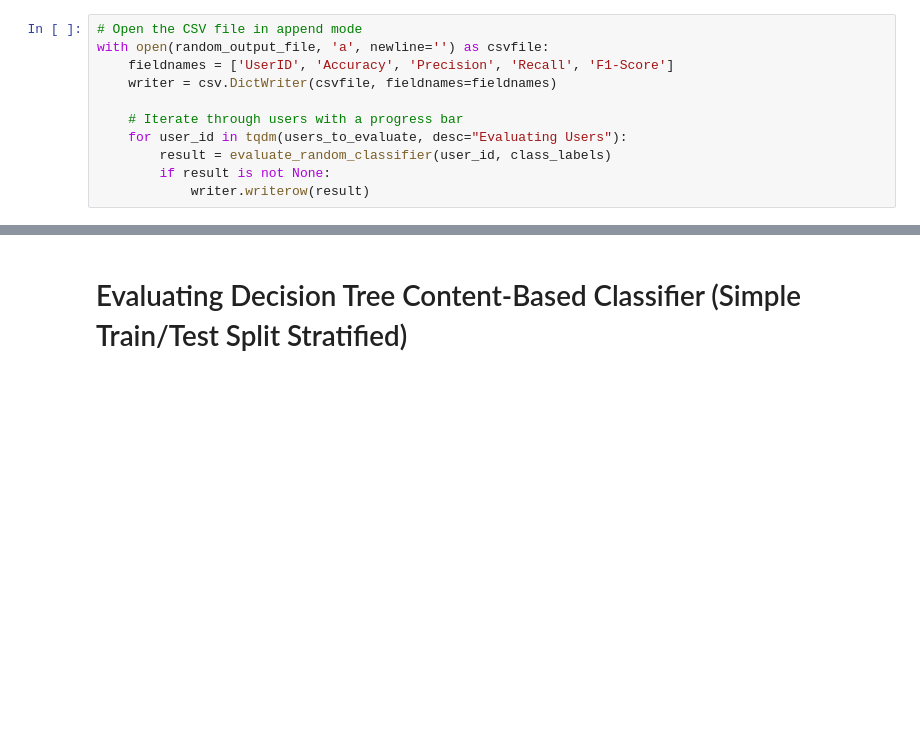
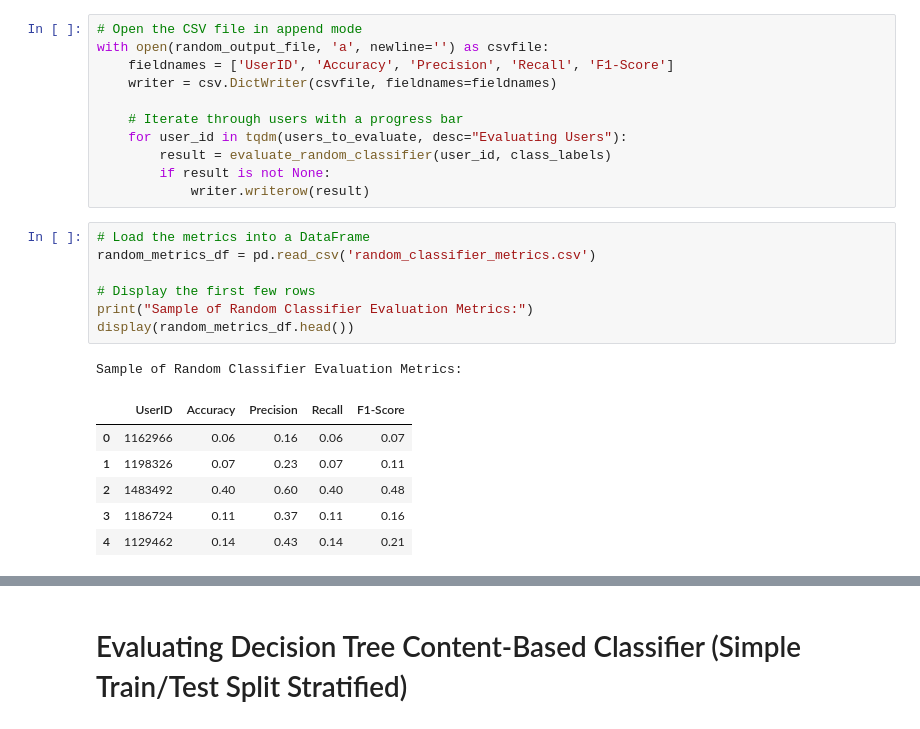
Before and after one commit to NikiLalev/rs_project_group12, a Jupyter notebook: individual_recsys_joao.ipynb, the cells around one changed output, grey strips where cells are left out. Drawn from its saved outputs; the diff is of its cells as text; blank space fills up the shorter version.

```diff
--- a/individual_recsys_joao.ipynb
+++ b/individual_recsys_joao.ipynb
@@ -1103,3 +1165,18 @@ with open(random_output_file, 'a', newline='') as csvfile:
         result = evaluate_random_classifier(user_id, class_labels)
         if result is not None:
             writer.writerow(result)
+# %%
+# Load the metrics into a DataFrame
+random_metrics_df = pd.read_csv('random_classifier_metrics.csv')
+
+# Display the first few rows
+print("Sample of Random Classifier Evaluation Metrics:")
+display(random_metrics_df.head())
+# %% [output]
+Sample of Random Classifier Evaluation Metrics:
+|  | UserID | Accuracy | Precision | Recall | F1-Score |
+| 0 | 1162966 | 0.06 | 0.16 | 0.06 | 0.07 |
+| 1 | 1198326 | 0.07 | 0.23 | 0.07 | 0.11 |
+| 2 | 1483492 | 0.40 | 0.60 | 0.40 | 0.48 |
+| 3 | 1186724 | 0.11 | 0.37 | 0.11 | 0.16 |
+| 4 | 1129462 | 0.14 | 0.43 | 0.14 | 0.21 |
```
Also changed, not shown: parts of 8 cells of this notebook, 1 other file.
